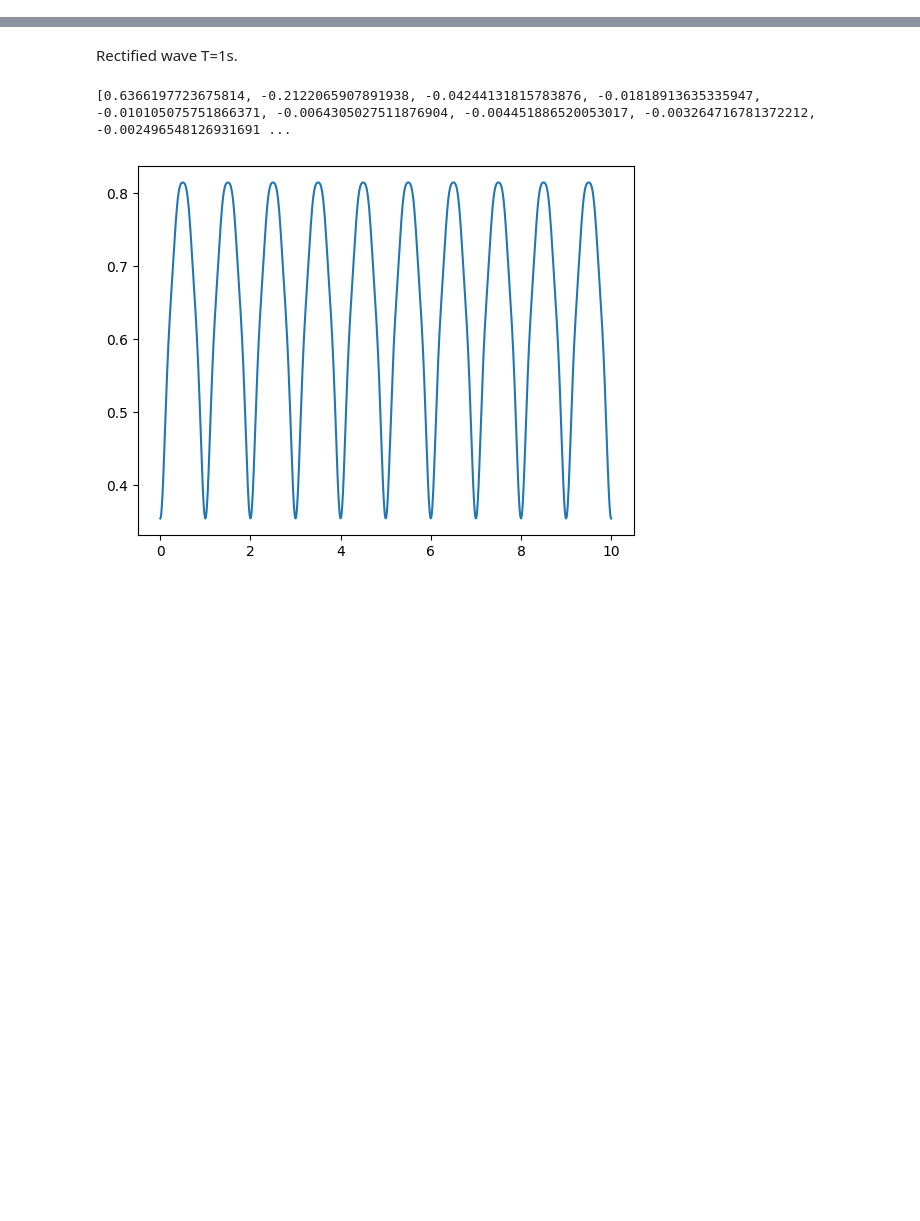
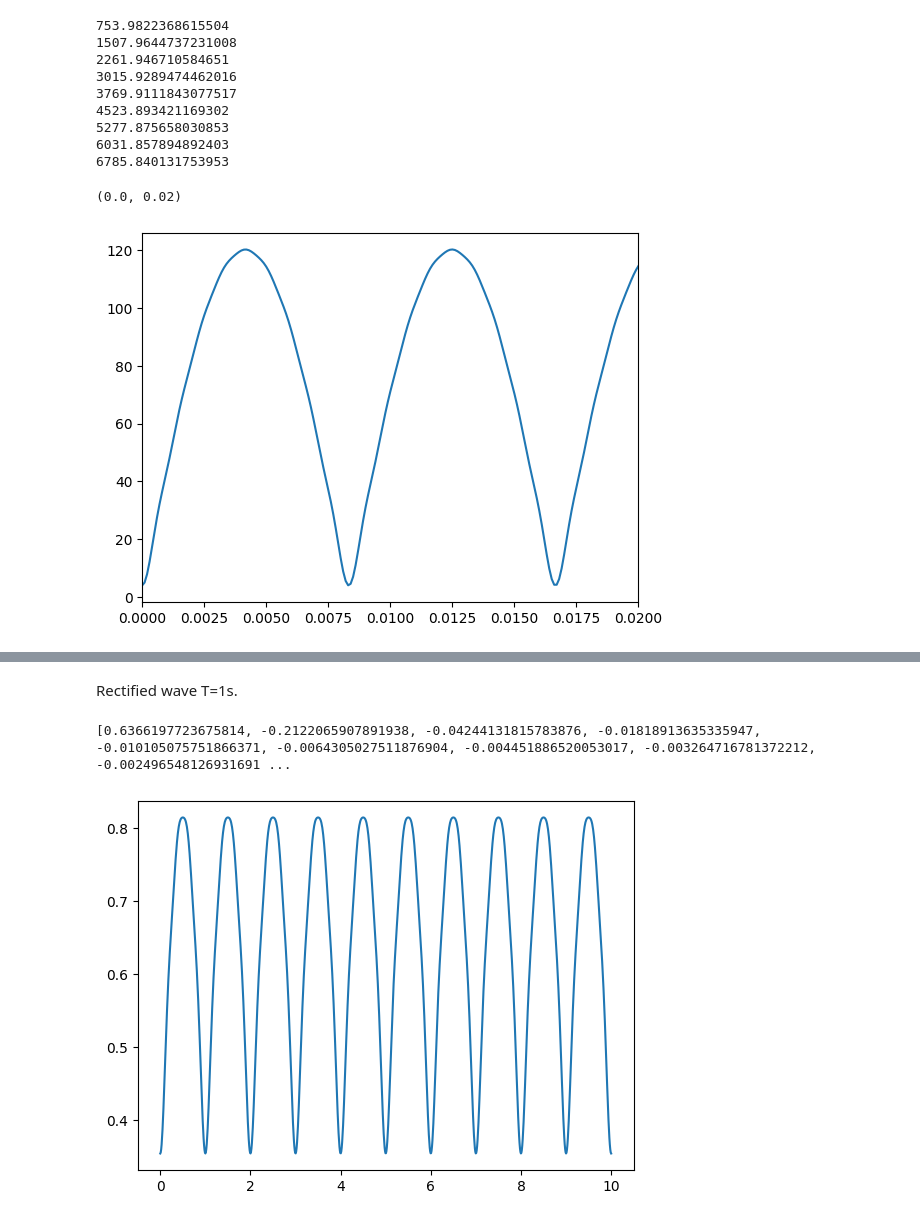
Before and after one commit to jlhb1984/Zonar_projects, a Jupyter notebook: notebooks/templates/math_2.ipynb, the cells around one changed output, grey strips where cells are left out. Cells and saved outputs as stored; diff of their text form; code cells hidden in the pictures; blank space fills up the shorter version.

```diff
--- a/notebooks/templates/math_2.ipynb
+++ b/notebooks/templates/math_2.ipynb
@@ -6,0 +26,36 @@ import math
+# %%
+pi=math.pi
+an=[]
+bn=[]
+fn=[]
+ychart=[]
+T=1/120
+A=120
+a0=(2*A)/pi
+
+t=np.linspace(0,0.1,1000)
+
+for n in range(1,10):
+    an.append( (4/pi)*(A/(1-4*(n**2)))   )
+
+aux=0
+for i in range(1,10):
+    print((2*pi*i)/T)
+    y1=an[i-1]*np.cos( (2*pi*i*t)/T )+aux
+    aux=y1
+
+
+plt.plot(t,y1+a0)
+plt.xlim(0,0.02)
+# %% [output]
+753.9822368615504
+1507.9644737231008
+2261.946710584651
+3015.9289474462016
+3769.9111843077517
+4523.893421169302
+5277.875658030853
+6031.857894892403
+6785.840131753953
+(0.0, 0.02)
+[figure, added]
```
Also changed, not shown: parts of 6 cells of this notebook, 28 other files.
